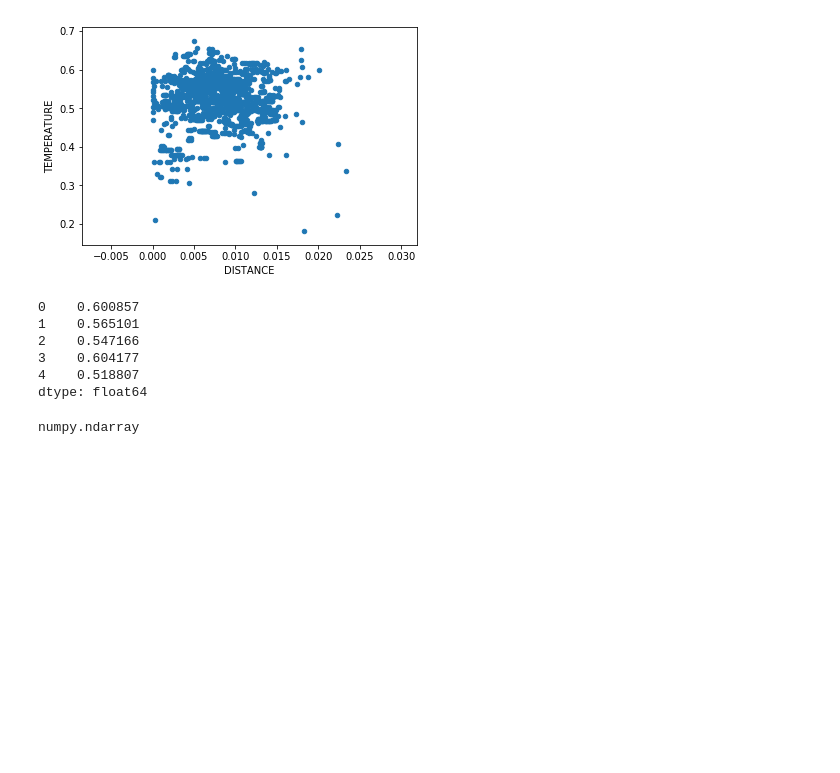
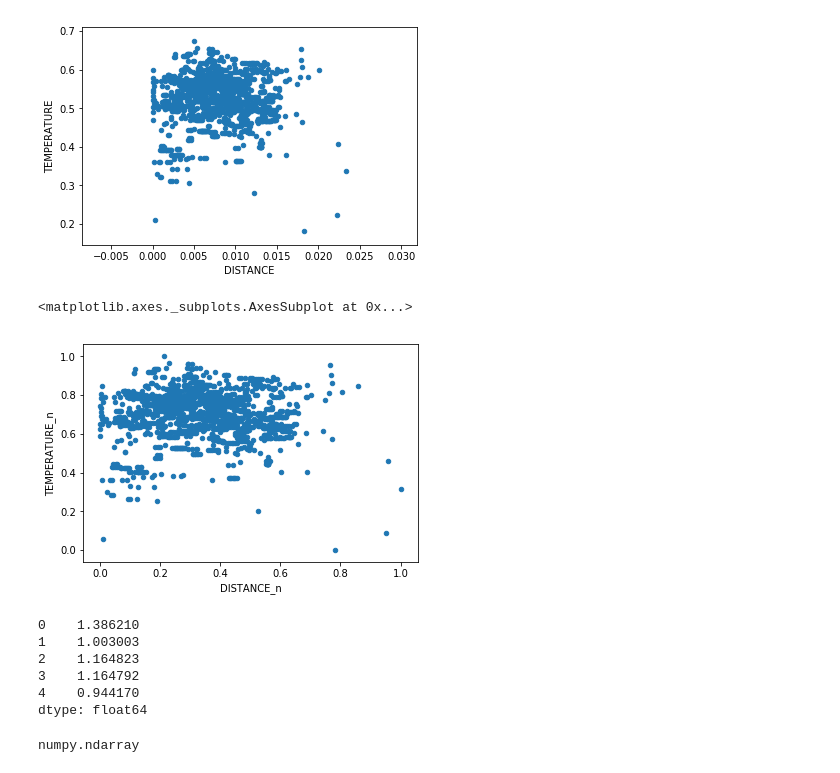
Before and after one commit to bparment1/spatial_optimization_and_suitability, a Jupyter notebook: optimization_baltimore_example.ipynb, the cells around one changed output. Saved outputs shown, nothing was run; the diff lists cells and outputs as text; code cells hidden in the pictures; blank space fills up the shorter version.

```diff
--- a/optimization_baltimore_example.ipynb
+++ b/optimization_baltimore_example.ipynb
@@ -298,16 +116,28 @@ data_df.plot.scatter(x='DISTANCE',y='TEMPERATURE')
 # %% [output]
 <matplotlib.axes._subplots.AxesSubplot at 0x...>
 [figure]
+# %%
+#Let's rescale ("normalize") the data.
+data_df[data_df['DISTANCE']==data_df['DISTANCE'].max()]
+
+##Normalize factors
+data_df['DISTANCE_n']= (data_df['DISTANCE'] -data_df['DISTANCE'].min())/(data_df['DISTANCE'].max()-data_df['DISTANCE'].min())
+data_df['TEMPERATURE_n']= (data_df['TEMPERATURE'] -data_df['TEMPERATURE'].min())/(data_df['TEMPERATURE'].max()-data_df['TEMPERATURE'].min())
+
+data_df.plot.scatter(x='DISTANCE_n',y='TEMPERATURE_n')
+# %% [output]
+<matplotlib.axes._subplots.AxesSubplot at 0x...>
+[figure, added]
 # %%
-f_combined = data_df['DISTANCE'] + data_df['TEMPERATURE']
+f_combined = data_df['DISTANCE_n'] + data_df['TEMPERATURE']
 type(f_combined)
 f_combined.head()
 # %% [output]
-0    0.600857
-1    0.565101
-2    0.547166
-3    0.604177
-4    0.518807
+0    1.386210
+1    1.003003
+2    1.164823
+3    1.164792
+4    0.944170
 dtype: float64
 # %%
 factor_combined=f_combined.as_matrix()
```
Also changed, not shown: parts of 20 cells of this notebook.
